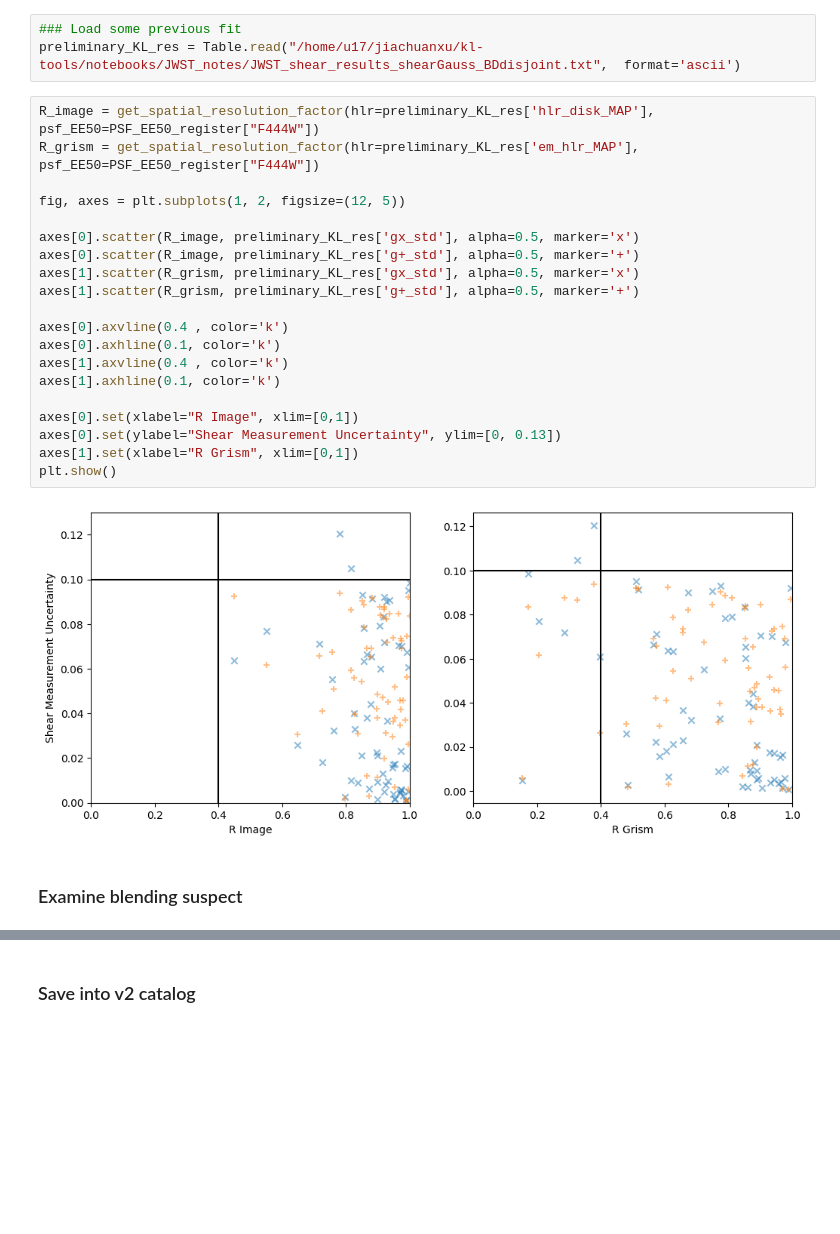
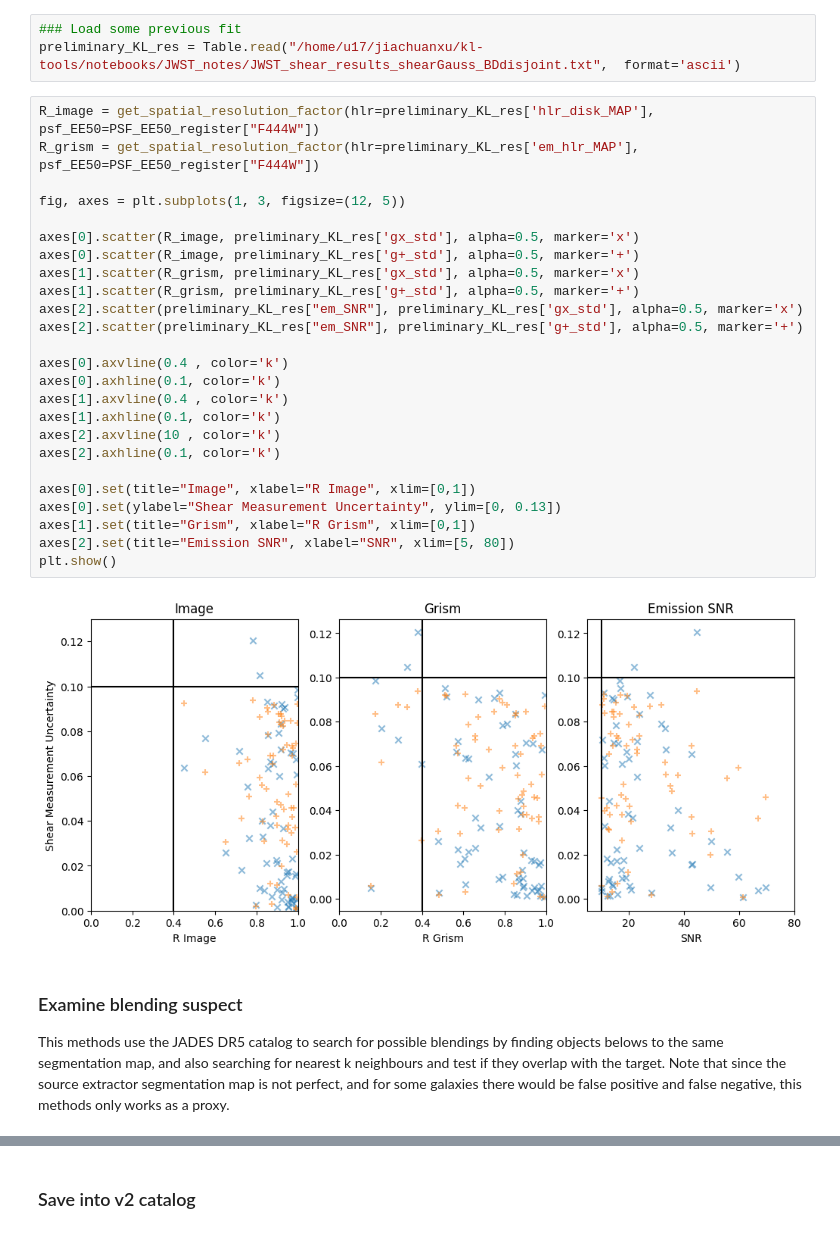
Before and after one commit to KinematicLensing/JWST_KL_workflow, a Jupyter notebook: notebook/Preliminary_Target_Selection.ipynb, the cells around one changed output, grey strips where cells are left out. Saved outputs shown, nothing was run; the diff lists cells and outputs as text; blank space fills up the shorter version.

```diff
--- a/notebook/Preliminary_Target_Selection.ipynb
+++ b/notebook/Preliminary_Target_Selection.ipynb
@@ -128,27 +145,34 @@ preliminary_KL_res = Table.read("/home/u17/jiachuanxu/kl-tools/notebooks/JWST_no
 # %%
 R_image = get_spatial_resolution_factor(hlr=preliminary_KL_res['hlr_disk_MAP'], psf_EE50=PSF_EE50_register["F444W"])
 R_grism = get_spatial_resolution_factor(hlr=preliminary_KL_res['em_hlr_MAP'], psf_EE50=PSF_EE50_register["F444W"])
 
-fig, axes = plt.subplots(1, 2, figsize=(12, 5))
+fig, axes = plt.subplots(1, 3, figsize=(12, 5))
 
 axes[0].scatter(R_image, preliminary_KL_res['gx_std'], alpha=0.5, marker='x')
 axes[0].scatter(R_image, preliminary_KL_res['g+_std'], alpha=0.5, marker='+')
 axes[1].scatter(R_grism, preliminary_KL_res['gx_std'], alpha=0.5, marker='x')
 axes[1].scatter(R_grism, preliminary_KL_res['g+_std'], alpha=0.5, marker='+')
+axes[2].scatter(preliminary_KL_res["em_SNR"], preliminary_KL_res['gx_std'], alpha=0.5, marker='x')
+axes[2].scatter(preliminary_KL_res["em_SNR"], preliminary_KL_res['g+_std'], alpha=0.5, marker='+')
 
 axes[0].axvline(0.4 , color='k')
 axes[0].axhline(0.1, color='k')
 axes[1].axvline(0.4 , color='k')
 axes[1].axhline(0.1, color='k')
+axes[2].axvline(10 , color='k')
+axes[2].axhline(0.1, color='k')
 
-axes[0].set(xlabel="R Image", xlim=[0,1])
+axes[0].set(title="Image", xlabel="R Image", xlim=[0,1])
 axes[0].set(ylabel="Shear Measurement Uncertainty", ylim=[0, 0.13])
-axes[1].set(xlabel="R Grism", xlim=[0,1])
+axes[1].set(title="Grism", xlabel="R Grism", xlim=[0,1])
+axes[2].set(title="Emission SNR", xlabel="SNR", xlim=[5, 80])
 plt.show()
 # %% [output]
-[figure, old version]
+[figure, new version]
 # %% [markdown]
 ### Examine blending suspect
+
+This methods use the JADES DR5 catalog to search for possible blendings by finding objects belows to the same segmentation map, and also searching for nearest k neighbours and test if they overlap with the target. Note that since the source extractor segmentation map is not perfect, and for some galaxies there would be false positive and false negative, this methods only works as a proxy.
 # %%
 for i in range(3):
     Not_blend = np.abs(GRISM_Cats[i]["BLEND_FLUX_RATIO"] - 0.0) < 1e-5
```
Also changed, not shown: parts of 9 cells of this notebook, 1 other file.
